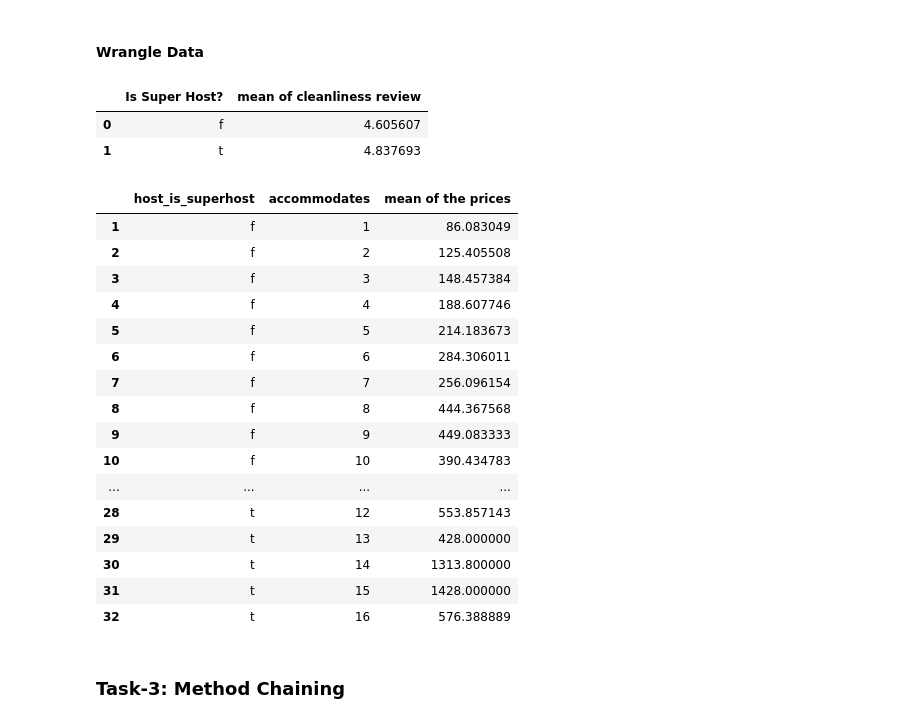
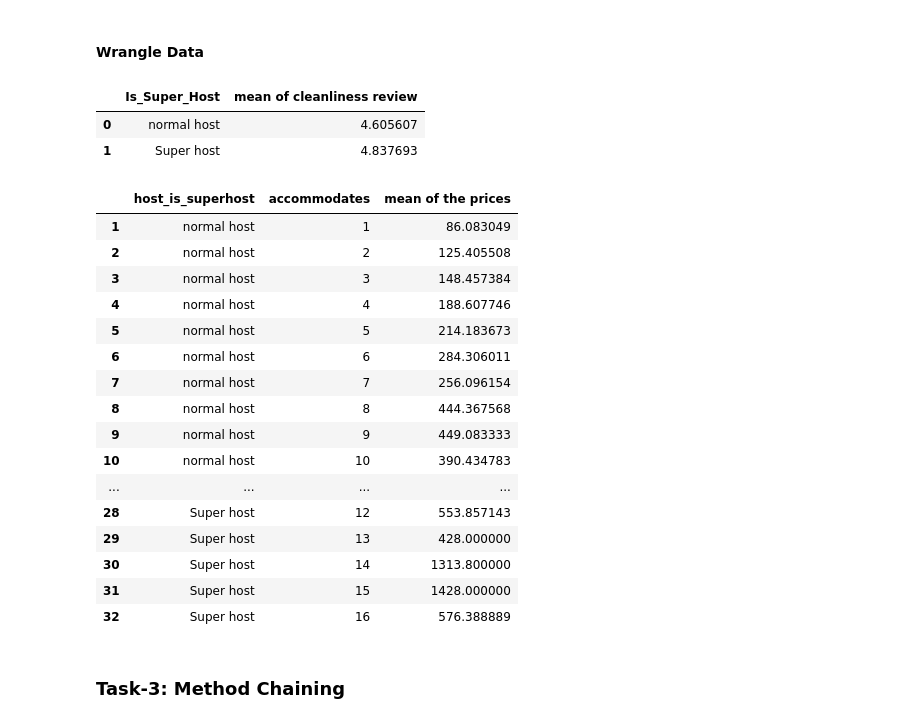
Before and after one commit to data301-2021-winter1/project-group11-project, a Jupyter notebook: notebooks/analysis1.ipynb, the cells around one changed output. Saved outputs shown, nothing was run; the diff lists cells and outputs as text; code cells hidden in the pictures.

```diff
--- a/notebooks/analysis1.ipynb
+++ b/notebooks/analysis1.ipynb
@@ -314,33 +315,35 @@ See the caveats in the documentation: https://pandas.pydata.org/pandas-docs/stab
 #### Wrangle Data
 # %%
 
-cleanmean = cleanmean.rename(columns = {"host_is_superhost" : "Is Super Host?", "review_scores_cleanliness": "mean of cleanliness review"})
+cleanmean = cleanmean.rename(columns = {"host_is_superhost" : "Is_Super_Host", "review_scores_cleanliness": "mean of cleanliness review"})
+cleanmean['Is_Super_Host'] = cleanmean.Is_Super_Host.replace({'t':'Super host', 'f':'normal host'})
 cleanmean
 # %% [output]
-|  | Is Super Host? | mean of cleanliness review |
-| 0 | f | 4.605607 |
-| 1 | t | 4.837693 |
+|  | Is_Super_Host | mean of cleanliness review |
+| 0 | normal host | 4.605607 |
+| 1 | Super host | 4.837693 |
 # %%
 price_processed = price_processed.rename(columns = {'price' :"mean of the prices"})
+price_processed['host_is_superhost'] = price_processed.host_is_superhost.replace({'t':'Super host', 'f':'normal host'})
 price_processed
 # %% [output]
 |  | host_is_superhost | accommodates | mean of the prices |
-| 1 | f | 1 | 86.083049 |
-| 2 | f | 2 | 125.405508 |
-| 3 | f | 3 | 148.457384 |
-| 4 | f | 4 | 188.607746 |
-| 5 | f | 5 | 214.183673 |
-| 6 | f | 6 | 284.306011 |
-| 7 | f | 7 | 256.096154 |
-| 8 | f | 8 | 444.367568 |
-| 9 | f | 9 | 449.083333 |
-| 10 | f | 10 | 390.434783 |
+| 1 | normal host | 1 | 86.083049 |
+| 2 | normal host | 2 | 125.405508 |
+| 3 | normal host | 3 | 148.457384 |
+| 4 | normal host | 4 | 188.607746 |
+| 5 | normal host | 5 | 214.183673 |
+| 6 | normal host | 6 | 284.306011 |
+| 7 | normal host | 7 | 256.096154 |
+| 8 | normal host | 8 | 444.367568 |
+| 9 | normal host | 9 | 449.083333 |
+| 10 | normal host | 10 | 390.434783 |
 | ... | ... | ... | ... |
-| 28 | t | 12 | 553.857143 |
-| 29 | t | 13 | 428.000000 |
-| 30 | t | 14 | 1313.800000 |
-| 31 | t | 15 | 1428.000000 |
-| 32 | t | 16 | 576.388889 |
+| 28 | Super host | 12 | 553.857143 |
+| 29 | Super host | 13 | 428.000000 |
+| 30 | Super host | 14 | 1313.800000 |
+| 31 | Super host | 15 | 1428.000000 |
+| 32 | Super host | 16 | 576.388889 |
 # %% [markdown]
 ### Task-3: Method Chaining
 # %%
```
Also changed, not shown: parts of 13 cells of this notebook, 1 other file.
